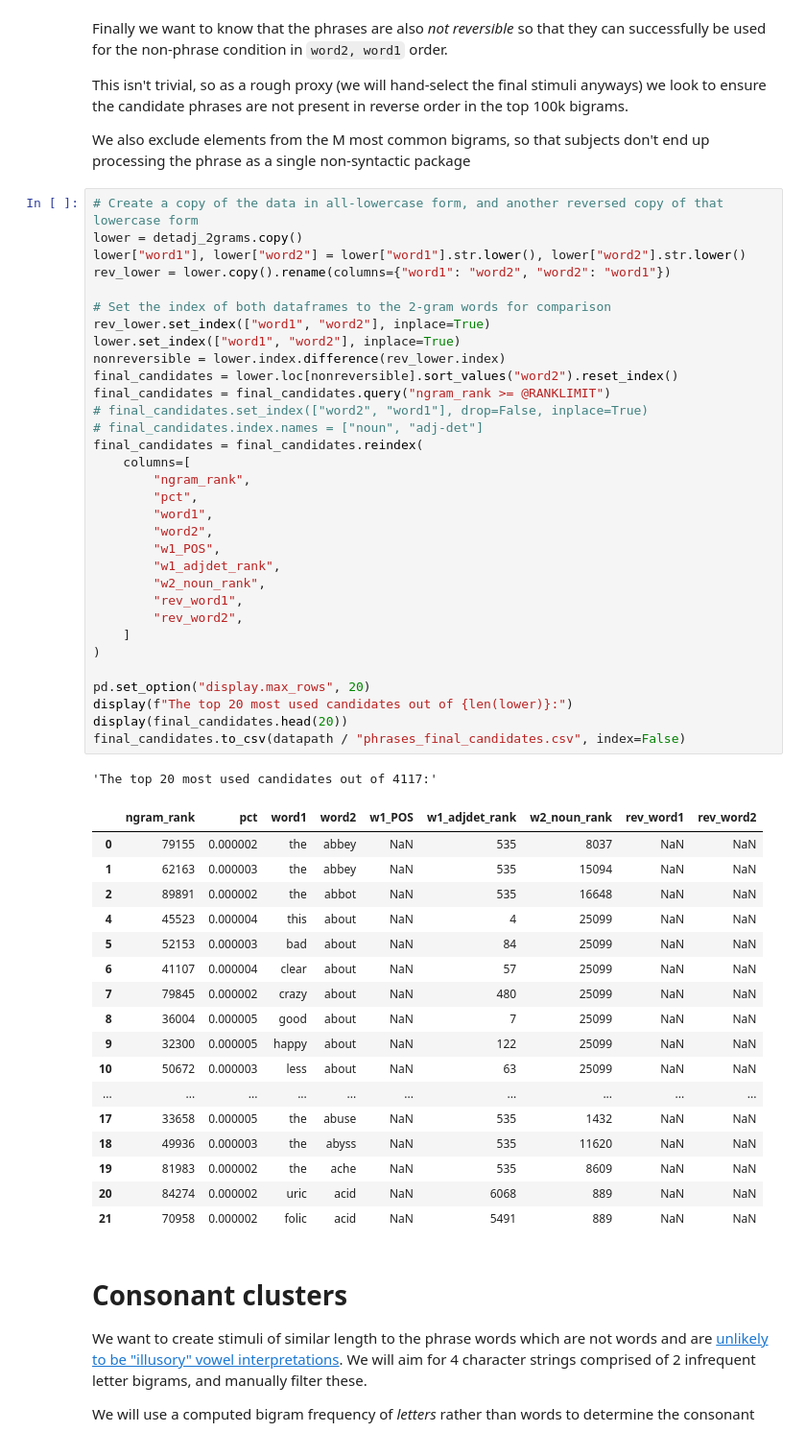
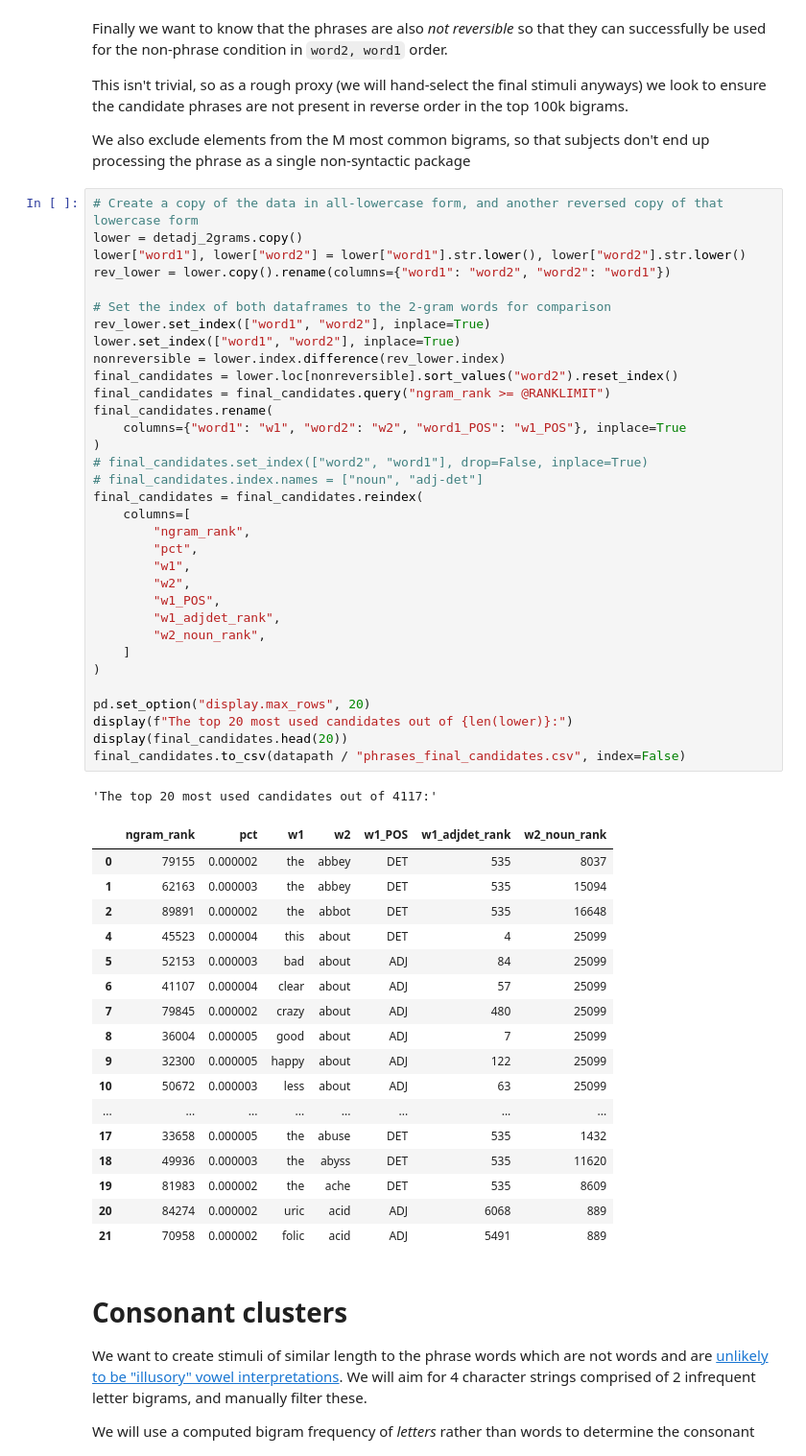
Before and after one commit to neurolingo-lab/language-intermodulation, a Jupyter notebook: notebooks/check_ngrams.ipynb, the cells around one changed output. Shown at 96% size. Saved outputs shown, nothing was run; the diff lists cells and outputs as text.

Commit message:
Final one word task

```diff
--- a/notebooks/check_ngrams.ipynb
+++ b/notebooks/check_ngrams.ipynb
@@ -156,54 +156,55 @@ We also exclude elements from the M most common bigrams, so that subjects don't
 # %%
 # Create a copy of the data in all-lowercase form, and another reversed copy of that lowercase form
 lower = detadj_2grams.copy()
 lower["word1"], lower["word2"] = lower["word1"].str.lower(), lower["word2"].str.lower()
 rev_lower = lower.copy().rename(columns={"word1": "word2", "word2": "word1"})
 
 # Set the index of both dataframes to the 2-gram words for comparison
 rev_lower.set_index(["word1", "word2"], inplace=True)
 lower.set_index(["word1", "word2"], inplace=True)
 nonreversible = lower.index.difference(rev_lower.index)
 final_candidates = lower.loc[nonreversible].sort_values("word2").reset_index()
 final_candidates = final_candidates.query("ngram_rank >= @RANKLIMIT")
+final_candidates.rename(
+    columns={"word1": "w1", "word2": "w2", "word1_POS": "w1_POS"}, inplace=True
+)
 # final_candidates.set_index(["word2", "word1"], drop=False, inplace=True)
 # final_candidates.index.names = ["noun", "adj-det"]
 final_candidates = final_candidates.reindex(
     columns=[
         "ngram_rank",
         "pct",
-        "word1",
-        "word2",
+        "w1",
+        "w2",
         "w1_POS",
         "w1_adjdet_rank",
         "w2_noun_rank",
-        "rev_word1",
-        "rev_word2",
     ]
 )
 
 pd.set_option("display.max_rows", 20)
 display(f"The top 20 most used candidates out of {len(lower)}:")
 display(final_candidates.head(20))
 final_candidates.to_csv(datapath / "phrases_final_candidates.csv", index=False)
 # %% [output]
 'The top 20 most used candidates out of 4117:'
-|  | ngram_rank | pct | word1 | word2 | w1_POS | w1_adjdet_rank | w2_noun_rank | rev_word1 | rev_word2 |
-| 0 | 79155 | 0.000002 | the | abbey | NaN | 535 | 8037 | NaN | NaN |
-| 1 | 62163 | 0.000003 | the | abbey | NaN | 535 | 15094 | NaN | NaN |
-| 2 | 89891 | 0.000002 | the | abbot | NaN | 535 | 16648 | NaN | NaN |
-| 4 | 45523 | 0.000004 | this | about | NaN | 4 | 25099 | NaN | NaN |
-| 5 | 52153 | 0.000003 | bad | about | NaN | 84 | 25099 | NaN | NaN |
-| 6 | 41107 | 0.000004 | clear | about | NaN | 57 | 25099 | NaN | NaN |
-| 7 | 79845 | 0.000002 | crazy | about | NaN | 480 | 25099 | NaN | NaN |
-| 8 | 36004 | 0.000005 | good | about | NaN | 7 | 25099 | NaN | NaN |
-| 9 | 32300 | 0.000005 | happy | about | NaN | 122 | 25099 | NaN | NaN |
-| 10 | 50672 | 0.000003 | less | about | NaN | 63 | 25099 | NaN | NaN |
-| ... | ... | ... | ... | ... | ... | ... | ... | ... | ... |
-| 17 | 33658 | 0.000005 | the | abuse | NaN | 535 | 1432 | NaN | NaN |
-| 18 | 49936 | 0.000003 | the | abyss | NaN | 535 | 11620 | NaN | NaN |
-| 19 | 81983 | 0.000002 | the | ache | NaN | 535 | 8609 | NaN | NaN |
-| 20 | 84274 | 0.000002 | uric | acid | NaN | 6068 | 889 | NaN | NaN |
-| 21 | 70958 | 0.000002 | folic | acid | NaN | 5491 | 889 | NaN | NaN |
+|  | ngram_rank | pct | w1 | w2 | w1_POS | w1_adjdet_rank | w2_noun_rank |
+| 0 | 79155 | 0.000002 | the | abbey | DET | 535 | 8037 |
+| 1 | 62163 | 0.000003 | the | abbey | DET | 535 | 15094 |
+| 2 | 89891 | 0.000002 | the | abbot | DET | 535 | 16648 |
+| 4 | 45523 | 0.000004 | this | about | DET | 4 | 25099 |
+| 5 | 52153 | 0.000003 | bad | about | ADJ | 84 | 25099 |
+| 6 | 41107 | 0.000004 | clear | about | ADJ | 57 | 25099 |
+| 7 | 79845 | 0.000002 | crazy | about | ADJ | 480 | 25099 |
+| 8 | 36004 | 0.000005 | good | about | ADJ | 7 | 25099 |
+| 9 | 32300 | 0.000005 | happy | about | ADJ | 122 | 25099 |
+| 10 | 50672 | 0.000003 | less | about | ADJ | 63 | 25099 |
+| ... | ... | ... | ... | ... | ... | ... | ... |
+| 17 | 33658 | 0.000005 | the | abuse | DET | 535 | 1432 |
+| 18 | 49936 | 0.000003 | the | abyss | DET | 535 | 11620 |
+| 19 | 81983 | 0.000002 | the | ache | DET | 535 | 8609 |
+| 20 | 84274 | 0.000002 | uric | acid | ADJ | 6068 | 889 |
+| 21 | 70958 | 0.000002 | folic | acid | ADJ | 5491 | 889 |
 # %% [markdown]
 # Consonant clusters
 
```
Also changed, not shown: parts of 3 cells of this notebook, 12 other files.
